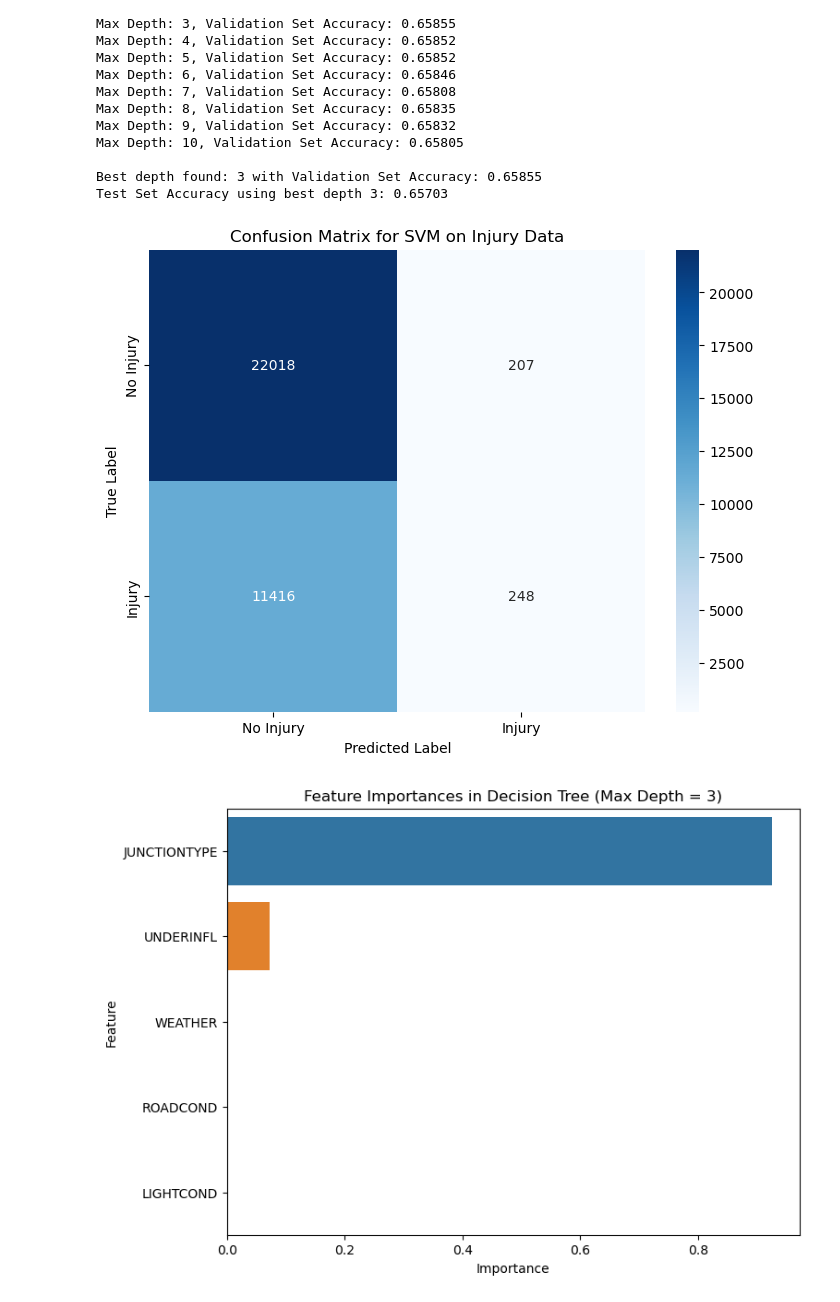
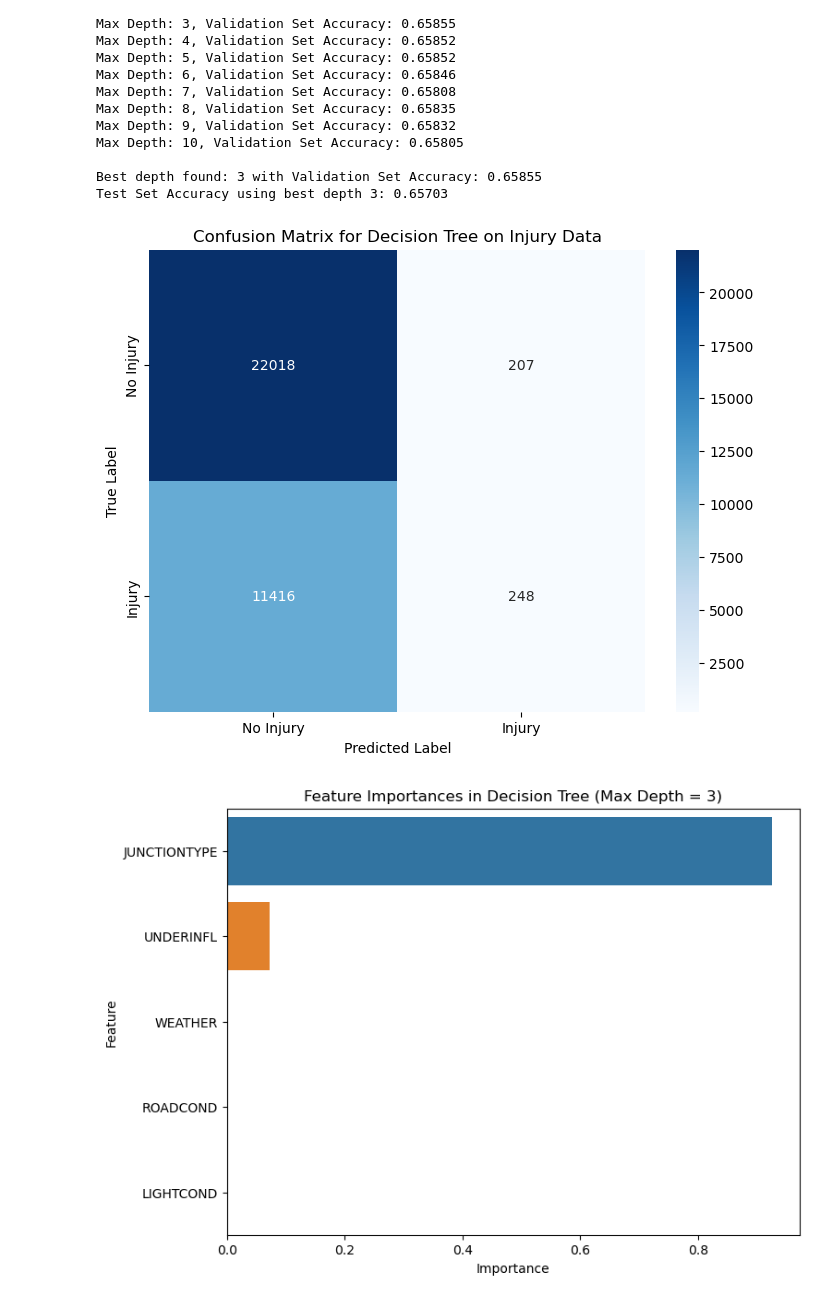
Before and after one commit to yuan25j/comp562finalproj, a Jupyter notebook: cbaykal_dtrees.ipynb, the cells around one changed output. Drawn from its saved outputs; the diff is of its cells as text; code cells hidden in the pictures.

```diff
--- a/cbaykal_dtrees.ipynb
+++ b/cbaykal_dtrees.ipynb
@@ -65,13 +65,13 @@ Test Set Accuracy using best depth 3: 0.65703
 # %%
 cm = confusion_matrix(y_test, y_test_pred)
 plt.figure(figsize=(8, 6))
 sns.heatmap(cm, annot=True, fmt='d', cmap='Blues', xticklabels=['No Injury', 'Injury'], yticklabels=['No Injury', 'Injury'])
-plt.title('Confusion Matrix for SVM on Injury Data')
+plt.title('Confusion Matrix for Decision Tree on Injury Data')
 plt.ylabel('True Label')
 plt.xlabel('Predicted Label')
 plt.show()
 # %% [output]
-[figure, old version]
+[figure, new version]
 # %%
 # Importance of features based on the tree with best max_depth
 importances = best_tree.feature_importances_
```
